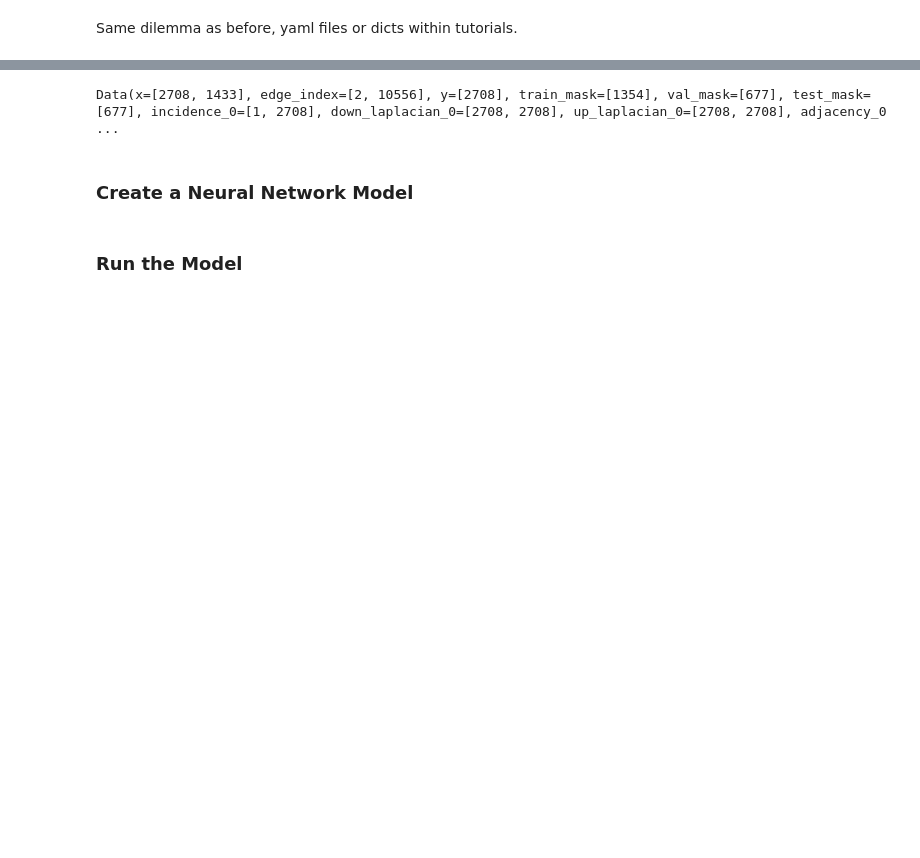
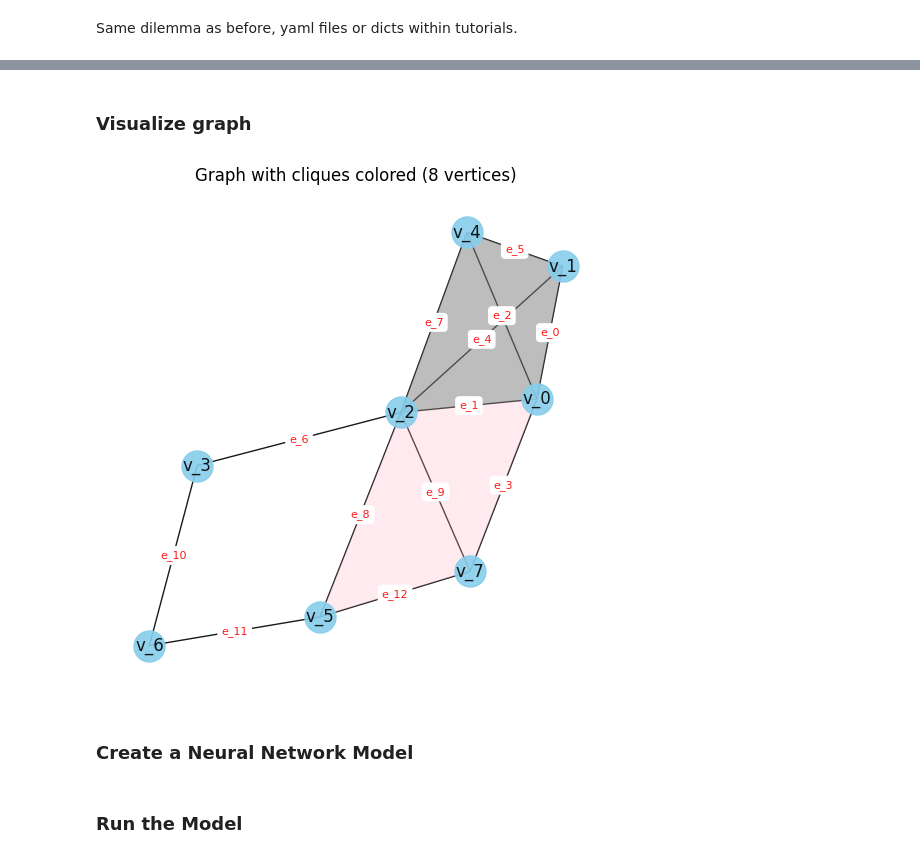
Before and after one commit to pyt-team/challenge-icml-2024, a Jupyter notebook: tutorials/graph2simplicial/SimplicialCliqueLifting.ipynb, the cells around one changed output, grey strips where cells are left out. Saved outputs shown, nothing was run; the diff lists cells and outputs as text; code cells hidden in the pictures; blank space fills up the shorter version.

```diff
--- a/tutorials/graph2simplicial/SimplicialCliqueLifting.ipynb
+++ b/tutorials/graph2simplicial/SimplicialCliqueLifting.ipynb
@@ -46,7 +87,10 @@ Transform parameters are the same, using existing data_dir: /Users/gbg141/Docume
-# %%
-dataset
-# %% [output]
-Data(x=[2708, 1433], edge_index=[2, 10556], y=[2708], train_mask=[1354], val_mask=[677], test_mask=[677], incidence_0=[1, 2708], down_laplacian_0=[2708, 2708], up_laplacian_0=[2708, 2708], adjacency_0 ...
+# %% [markdown]
+### Visualize graph
+# %%
+from modules.io.load.utils import plot_manual_graph
+plot_manual_graph(dataset.data)
+# %% [output]
+[figure, added]
 # %% [markdown]
 ### Create a Neural Network Model
 # %%
```
Also changed, not shown: parts of 13 cells of this notebook, 29 other files.
